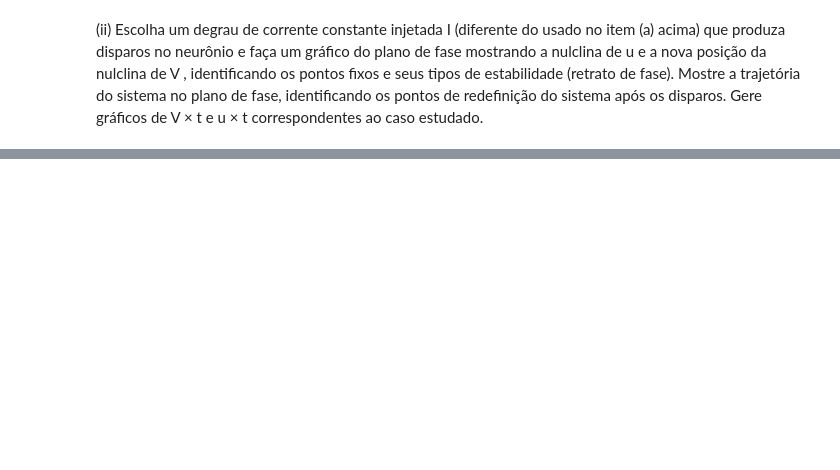
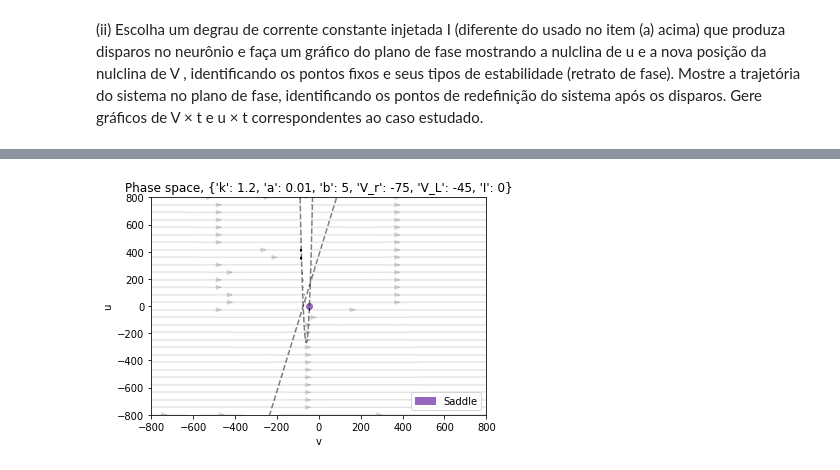
Before and after one commit to RafaelMRazeira/neurociencia_computacional_2022, a Jupyter notebook: Lista6/Lista6.ipynb, the cells around one changed output, grey strips where cells are left out. Saved outputs shown, nothing was run; the diff lists cells and outputs as text; code cells hidden in the pictures; blank space fills up the shorter version.

```diff
--- a/Lista6/Lista6.ipynb
+++ b/Lista6/Lista6.ipynb
@@ -247,0 +243,7 @@ u, seus pontos fixos e correspondentes tipos de estabilidade.<br>
+# %%
+params = {"k": 1.2, "a": 0.01, "b": 5, "V_r": -75, "V_L": -45, "I": 0}
+# %%
+izhikevich_null = IzhikevichNullclines(params)
+izhikevich_null.plot_phase_diagram_Izhi(params)
+# %% [output]
+[figure, added]
```
Also changed, not shown: parts of 30 cells of this notebook, 5 other files.
